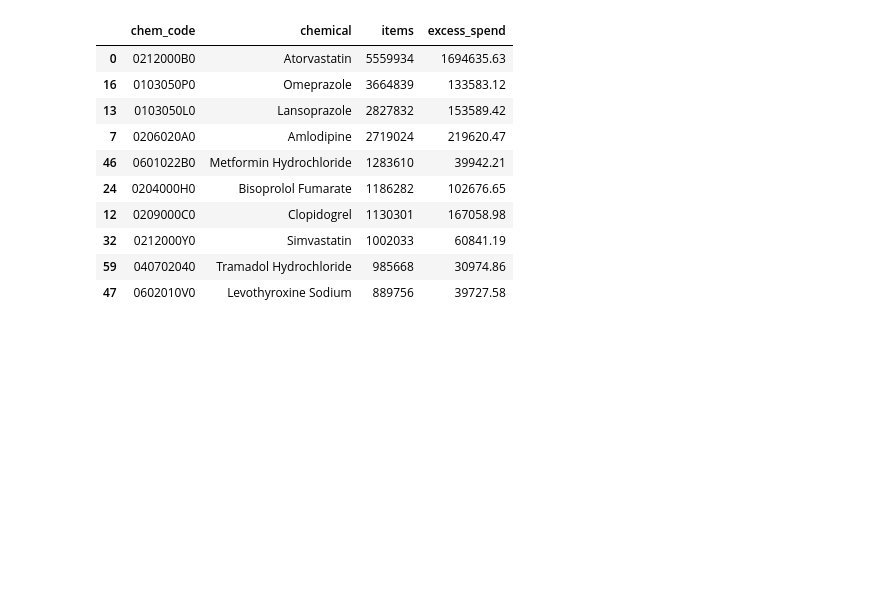
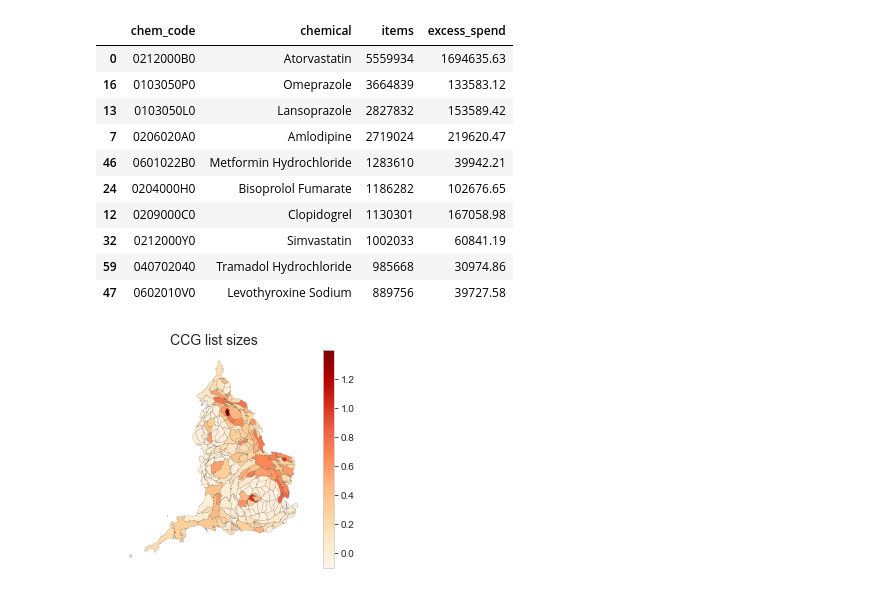
Before and after one commit to ebmdatalab/ghost_branded_generics_paper, a Jupyter notebook: Ghost Branded Generics.ipynb, the cells around one changed output. Saved outputs shown, nothing was run; the diff lists cells and outputs as text; code cells hidden in the pictures; blank space fills up the shorter version.

```diff
--- a/Ghost Branded Generics.ipynb
+++ b/Ghost Branded Generics.ipynb
@@ -620,20 +620,14 @@ by_chem.sort_values('items',ascending=False).head(10)
 | 32 | 0212000Y0 | Simvastatin | 1002033 | 60841.19 |
 | 59 | 040702040 | Tramadol Hydrochloride | 985668 | 30974.86 |
 | 47 | 0602010V0 | Levothyroxine Sodium | 889756 | 39727.58 |
-# %%
-plt.figure(figsize=(12, 7))
-ccg_for_map = ccg.loc[ccg['pct']!='112']
-last_month = ccg_for_map.loc[ccg['month']==ccg['month'].max()]
-maps.ccg_map(last_month, title=" March 2019: Excess spend as a proportion of generic spending", column='calc_val',
-             separate_london=True)
-plt.savefig(r'gbg_images\gbg_fig3_ccgmap.png')
-plt.show()
 # %%
-
+###suggested by Helen to be reviewed before submission
 plt = maps.ccg_map(
-    df,
+    last_month,
     title="CCG list sizes",
-    column='total_list_size',
+    column='calc_val',
     cartogram=True,
     separate_london=False)
 plt.show()
+# %% [output]
+[figure, added]
```
